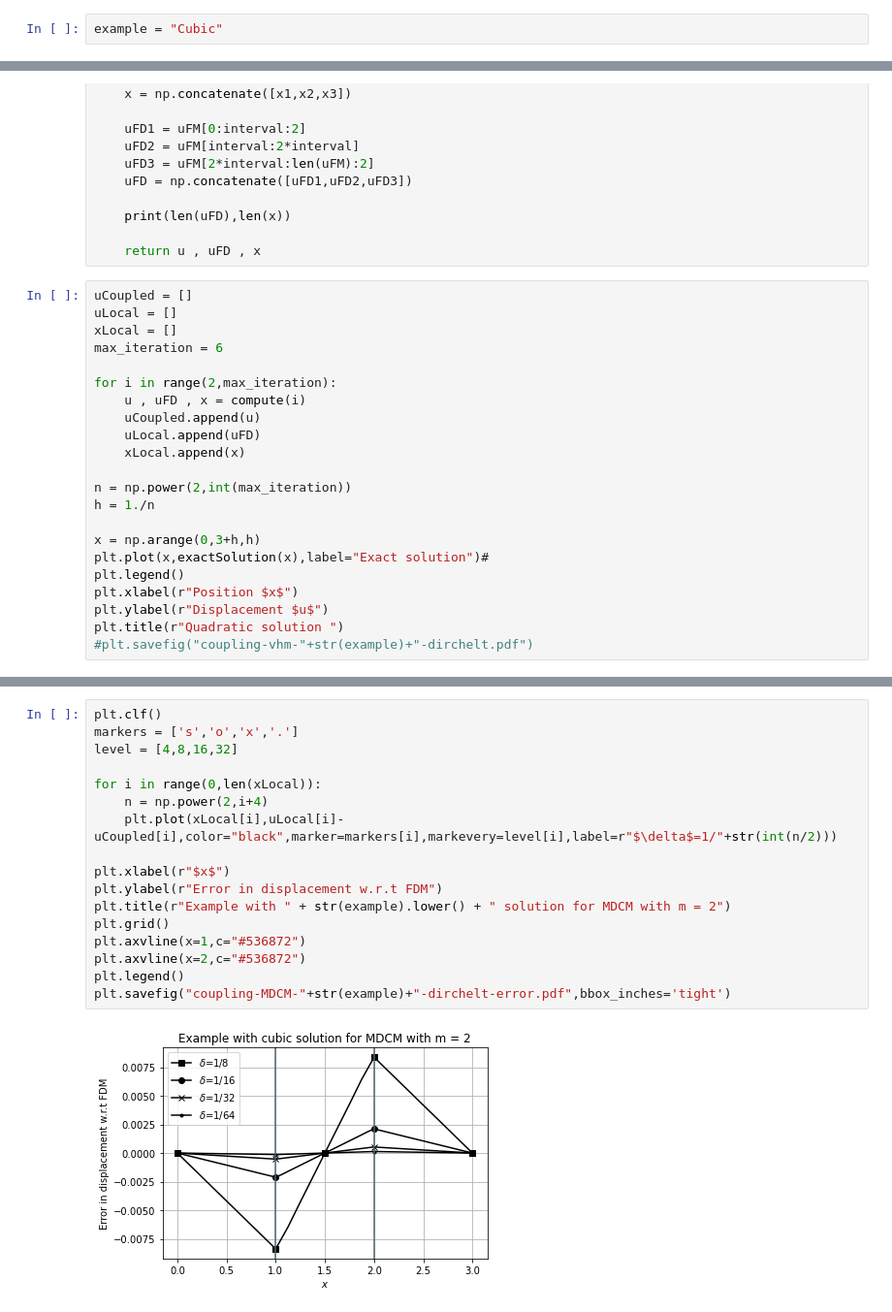
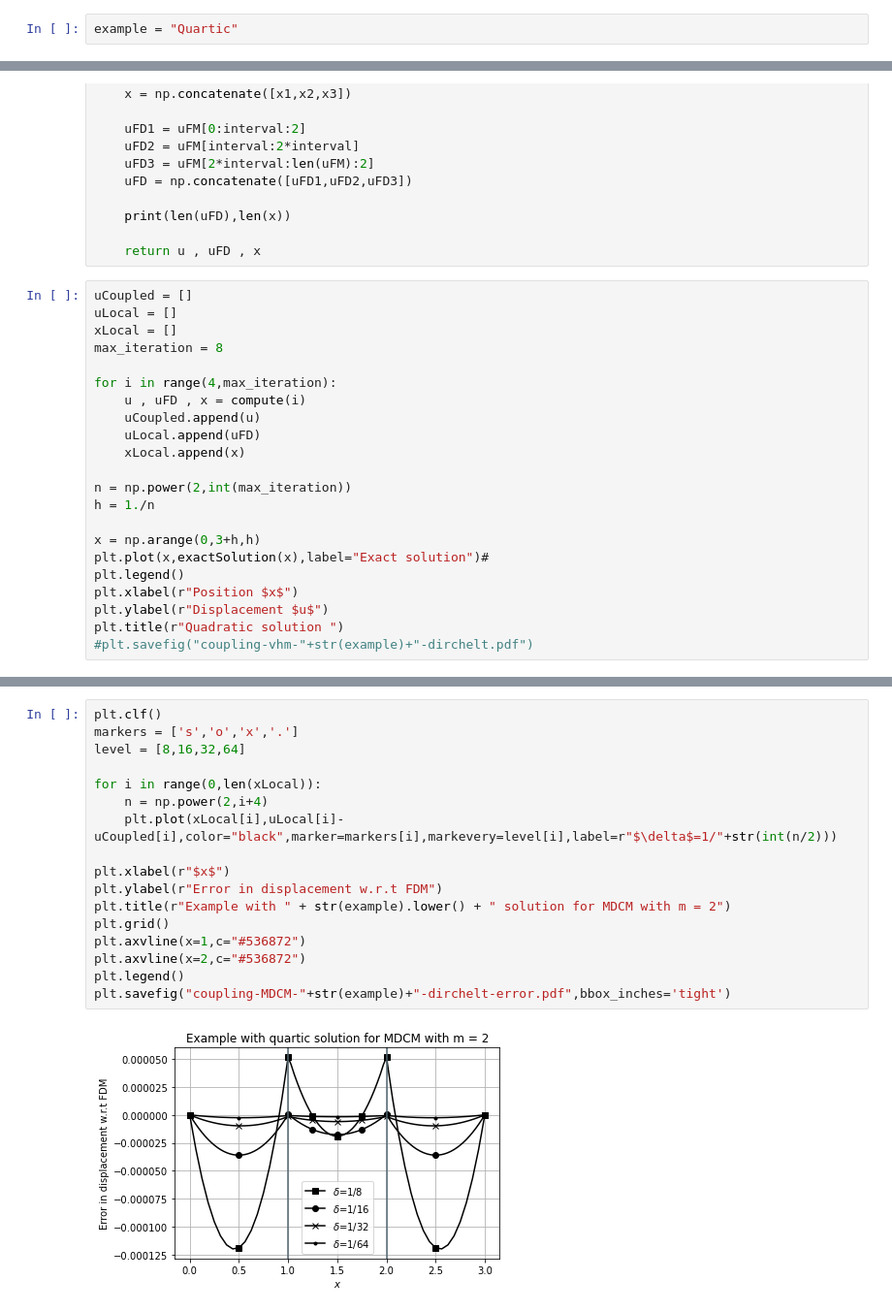
Before and after one commit to diehlpk/reusommer21, a Jupyter notebook: Coupling-MDCM-Dirchelet.ipynb, the cells around one changed output, grey strips where cells are left out. Shown at 97% size. Cells and saved outputs as stored; diff of their text form.

```diff
--- a/Coupling-MDCM-Dirchelet.ipynb
+++ b/Coupling-MDCM-Dirchelet.ipynb
@@ -19,7 +19,7 @@ import numpy as np
 import matplotlib.pyplot as plt
 import sys
 # %%
-example = "Cubic"
+example = "Quartic"
 # %%
 #############################################################################
 # Exact solution
@@ -236,9 +236,9 @@ def compute(i):
 uCoupled = []
 uLocal = []
 xLocal = []
-max_iteration = 6
+max_iteration = 8
 
-for i in range(2,max_iteration):
+for i in range(4,max_iteration):
     u , uFD , x = compute(i)
     uCoupled.append(u)
     uLocal.append(uFD)
@@ -272,19 +272,19 @@ Text(0.5, 1.0, 'Quadratic solution ')
 # %%
 plt.clf()
 markers = ['s','o','x','.']
-level = [4,8,16,32]
+level = [8,16,32,64]
 
 for i in range(0,len(xLocal)):
     n = np.power(2,i+4)
     plt.plot(xLocal[i],uLocal[i]-uCoupled[i],color="black",marker=markers[i],markevery=level[i],label=r"$\delta$=1/"+str(int(n/2)))
 
 plt.xlabel(r"$x$")
 plt.ylabel(r"Error in displacement w.r.t FDM")
 plt.title(r"Example with " + str(example).lower() + " solution for MDCM with m = 2")
 plt.grid()
 plt.axvline(x=1,c="#536872")
 plt.axvline(x=2,c="#536872")
 plt.legend()
 plt.savefig("coupling-MDCM-"+str(example)+"-dirchelt-error.pdf",bbox_inches='tight')
 # %% [output]
-[figure, old version]
+[figure, new version]
```
Also changed, not shown: parts of 1 cell of this notebook, 3 other files.
